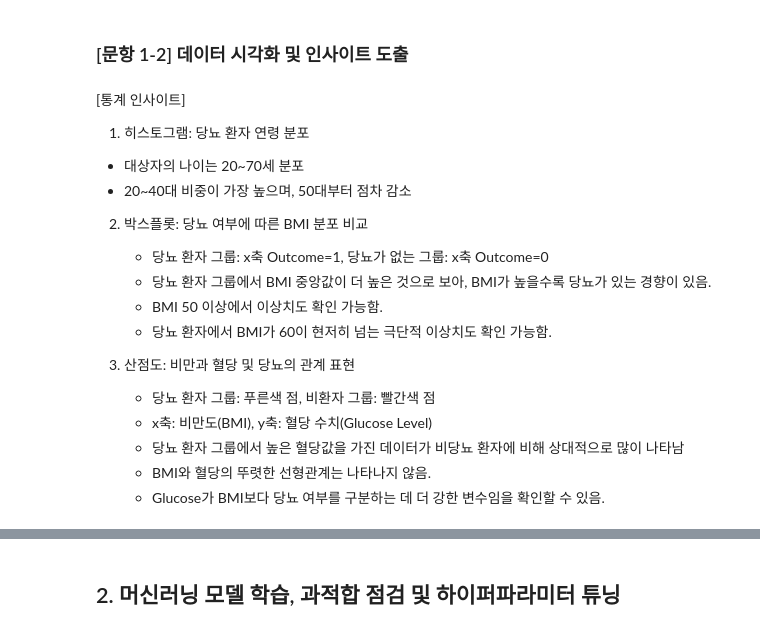
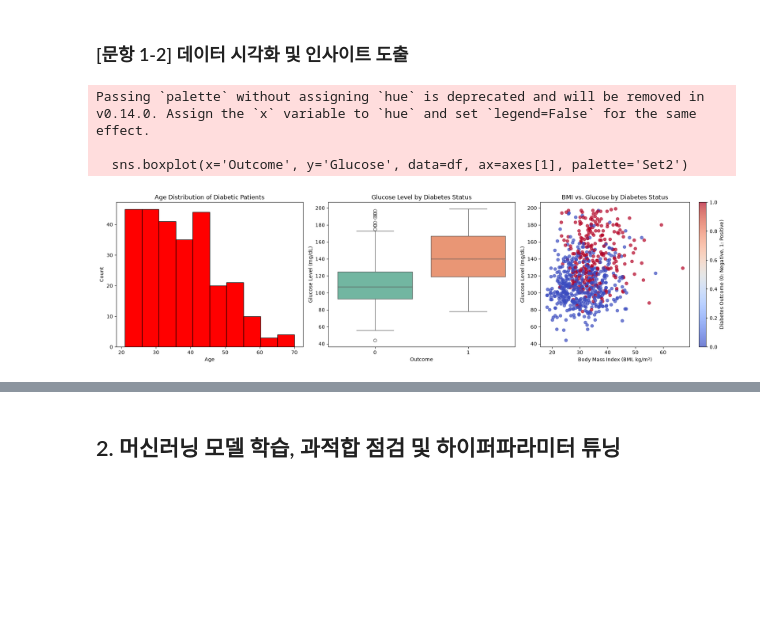
Before and after one commit to mjlee0914/ml-final-project, a Jupyter notebook: 머신러닝_최종과제_이명지.ipynb, the cells around one changed output, grey strips where cells are left out. Drawn from its saved outputs; the diff is of its cells as text; code cells hidden in the pictures; blank space fills up the shorter version.

```diff
--- a/머신러닝_최종과제_이명지.ipynb
+++ b/머신러닝_최종과제_이명지.ipynb
@@ -89,17 +120,3 @@ print(df.isna().sum())
-# %%
-# Glucose, BloodPressure, BMI
-# → 평균값을 사용하여 결측치 대체
-df['Glucose'] = df['Glucose'].fillna(df['Glucose'].mean())
-df['BloodPressure'] = df['BloodPressure'].fillna(df['BloodPressure'].mean())
-df['BMI'] = df['BMI'].fillna(df['BMI'].mean())
-
-# Insulin, SkinThickness
-# → 이상치의 영향을 줄이기 위해 중앙값으로 결측치 대체
-df['Insulin'] = df['Insulin'].fillna(df['Insulin'].median())
-df['SkinThickness'] = df['SkinThickness'].fillna(df['SkinThickness'].median())
-
-print("컬럼별 총 결측치 개수 확인:")
-print(df.isna().sum())
 # %% [markdown]
 #### 데이터 스케일러(StandardScaler) 적용 및 선택 근거
 - 머신러닝 학습 전, 변수마다 값의 범위와 분산이 다르므로 스케일 차이를 줄이기 위해 StandardScaler를 이용하여 평균 0과 표준편차 1을 기준으로 데이터를 표준화한다.
@@ -132,56 +169,42 @@ print("X_test:", X_test_scaled.shape)
 # %% [markdown]
 ### [문항 1-2] 데이터 시각화 및 인사이트 도출
-# %% [markdown]
-[통계 인사이트]
-
-1. 히스토그램: 당뇨 환자 연령 분포
-- 대상자의 나이는 20~70세 분포
-- 20~40대 비중이 가장 높으며, 50대부터 점차 감소
-
-2. 박스플롯: 당뇨 여부에 따른 BMI 분포 비교
-   - 당뇨 환자 그룹: x축 Outcome=1, 당뇨가 없는 그룹: x축 Outcome=0
-   - 당뇨 환자 그룹에서 BMI 중앙값이 더 높은 것으로 보아, BMI가 높을수록 당뇨가 있는 경향이 있음.
-   - BMI 50 이상에서 이상치도 확인 가능함.
-   - 당뇨 환자에서 BMI가 60이 현저히 넘는 극단적 이상치도 확인 가능함.
-
-3. 산점도: 비만과 혈당 및 당뇨의 관계 표현
-   - 당뇨 환자 그룹: 푸른색 점, 비환자 그룹: 빨간색 점
-   - x축: 비만도(BMI), y축: 혈당 수치(Glucose Level)
-   - 당뇨 환자 그룹에서 높은 혈당값을 가진 데이터가 비당뇨 환자에 비해 상대적으로 많이 나타남
-   - BMI와 혈당의 뚜렷한 선형관계는 나타나지 않음.
-   - Glucose가 BMI보다 당뇨 여부를 구분하는 데 더 강한 변수임을 확인할 수 있음.
 # %%
 # 3개 그래프(히스토그램, 박스플롯, 산점도)를 위한 도화지와 액자 준비
 fig, axes = plt.subplots(1, 3, figsize=(18, 5))
 
 # 당뇨가 있는 사람들만 모으기
 df_diabetes = df[df['Outcome'] == 1]
 
-# 히스토그램: 당뇨 나이 분포 - 당뇨 환자의 연령 분포 확인
+# 히스토그램: 당뇨환자 연령 분포
 axes[0].hist(df_diabetes['Age'], bins=10, color='red', edgecolor='black')
 axes[0].set_title('Age Distribution of Diabetic Patients')
 axes[0].set_xlabel('Age')
 axes[0].set_ylabel('Count')
 
-# 박스플롯: 당뇨 여부에 따른 BMI 분포 비교
-sns.boxplot(x='Outcome', y='BMI', data=df, ax=axes[1], palette='Set2')
-axes[1].set_title('BMI by Diabetes Status')
+# 박스플롯: 당뇨 여부에 따른 혈당수준 분포 비교
+sns.boxplot(x='Outcome', y='Glucose', data=df, ax=axes[1], palette='Set2')
+axes[1].set_title('Glucose Level by Diabetes Status')
 axes[1].set_xlabel('Outcome')
-axes[1].set_ylabel('BMI')
+axes[1].set_ylabel('Glucose Level (mg/dL)')
 
 # 산점도: 비만과 혈당 및 당뇨의 관계
 scatter = axes[2].scatter(
     df['BMI'],
     df['Glucose'],
     c=df['Outcome'],
     cmap='coolwarm',
     alpha=0.7
 )
 axes[2].set_title('BMI vs. Glucose by Diabetes Status')
 axes[2].set_xlabel('Body Mass Index (BMI, kg/m²)')
 axes[2].set_ylabel('Glucose Level (mg/dL)')
 
 fig.colorbar(scatter, ax=axes[2], label='Diabetes Outcome (0: Negative, 1: Positive)')
 
 plt.tight_layout()
 plt.show()
+# %% [output]
+Passing `palette` without assigning `hue` is deprecated and will be removed in v0.14.0. Assign the `x` variable to `hue` and set `legend=False` for the same effect.
+
+  sns.boxplot(x='Outcome', y='Glucose', data=df, ax=axes[1], palette='Set2')
+[figure, added]
```
Also changed, not shown: parts of 16 cells of this notebook.
